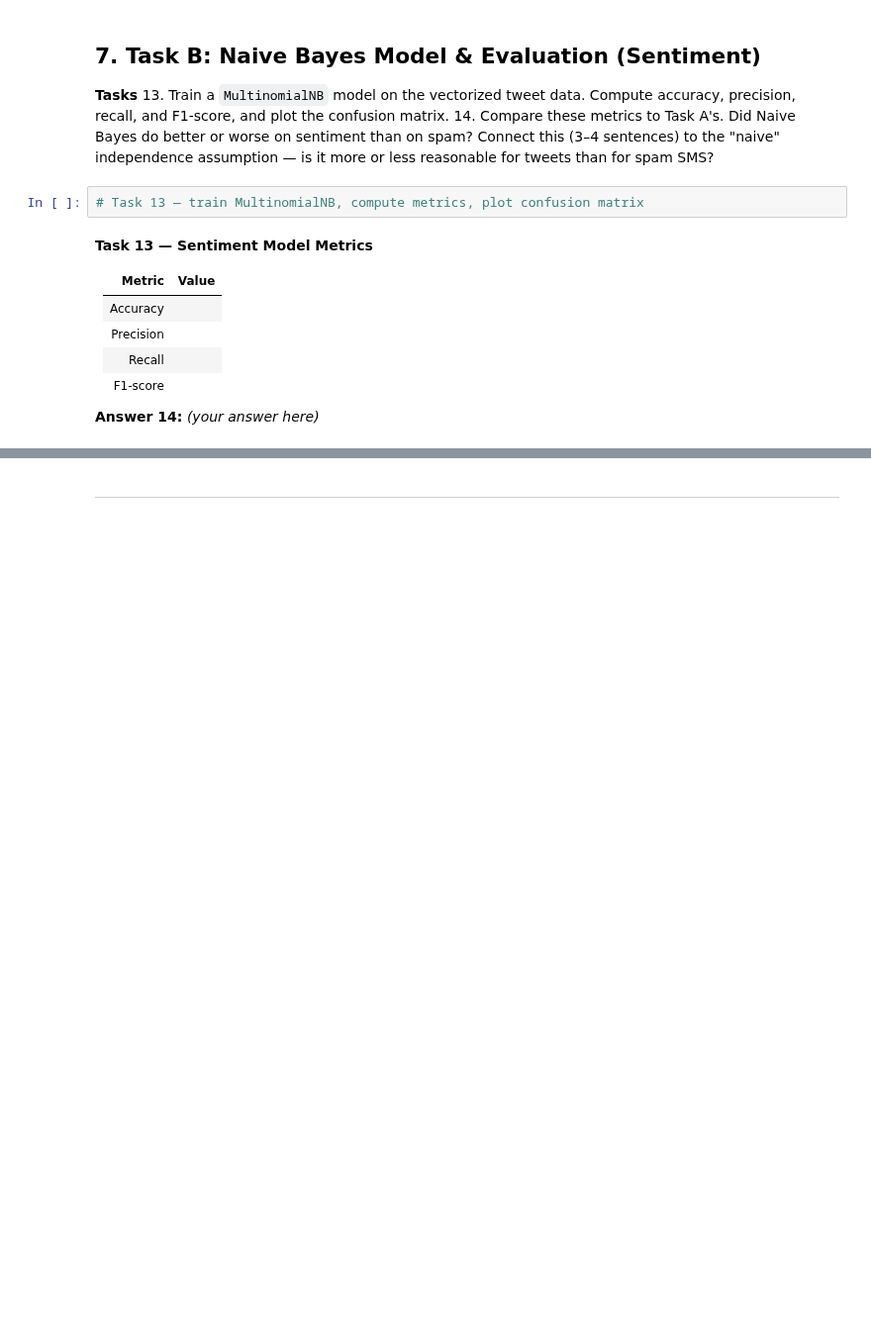
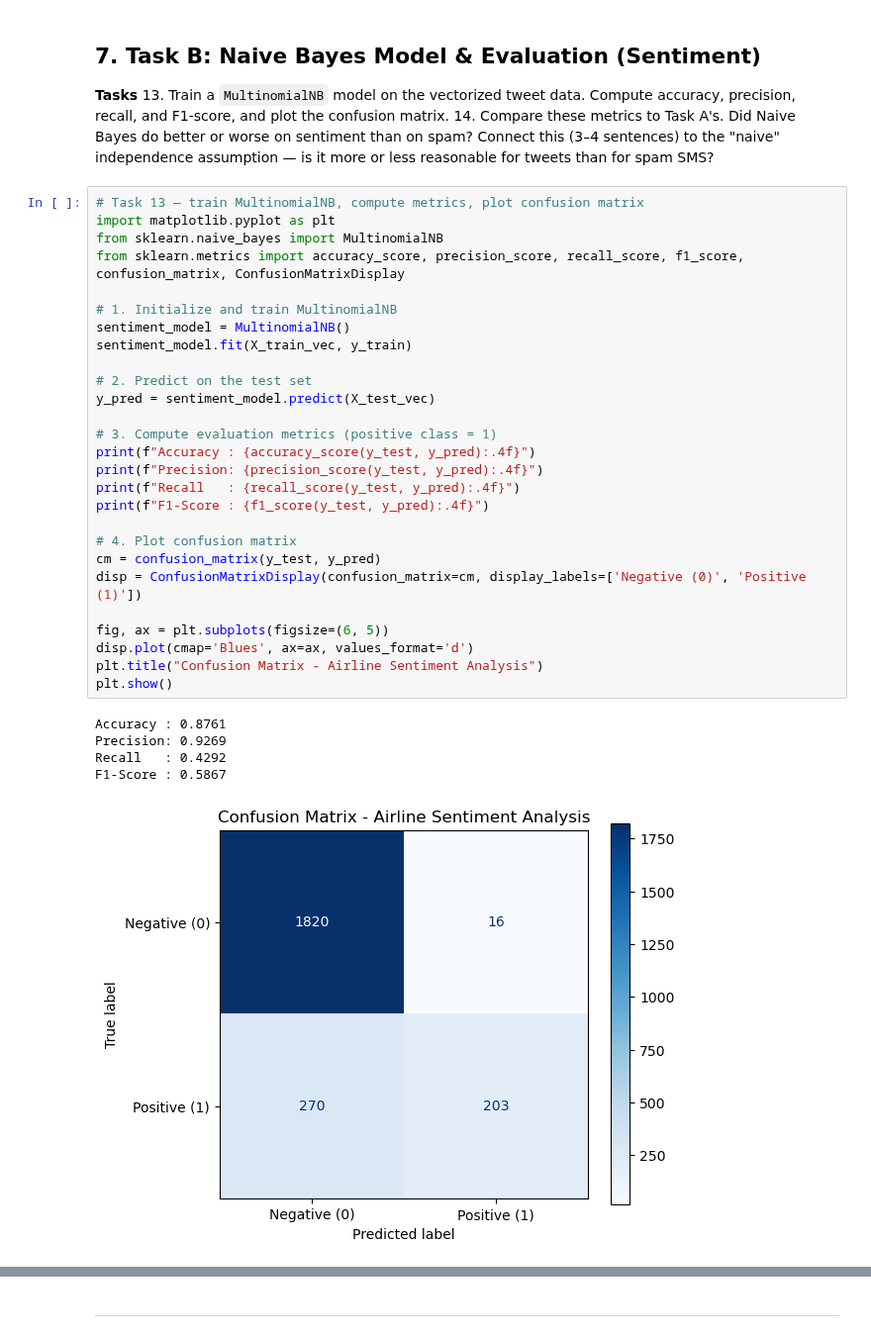
Before and after one commit to baqar360/ML-Lab-Semester-5, a Jupyter notebook: lab 7/week7_ML_FA26.ipynb, the cells around one changed output, grey strips where cells are left out. Shown at 99% size. Drawn from its saved outputs; the diff is of its cells as text; blank space fills up the shorter version.

Commit message:
task b half complete

```diff
--- a/lab 7/week7_ML_FA26.ipynb
+++ b/lab 7/week7_ML_FA26.ipynb
@@ -311,17 +343,36 @@ _(your answer here)_
 **Tasks**
 13. Train a `MultinomialNB` model on the vectorized tweet data. Compute accuracy, precision, recall, and F1-score, and plot the confusion matrix.
 14. Compare these metrics to Task A's. Did Naive Bayes do better or worse on sentiment than on spam? Connect this (3–4 sentences) to the "naive" independence assumption — is it more or less reasonable for tweets than for spam SMS?
-# %%
-# Task 13 — train MultinomialNB, compute metrics, plot confusion matrix
-# %% [markdown]
-**Task 13 — Sentiment Model Metrics**
-
-| Metric | Value |
-|---|---|
-| Accuracy | |
-| Precision | |
-| Recall | |
-| F1-score | |
-
-**Answer 14:**
-_(your answer here)_
+# %%
+# Task 13 — train MultinomialNB, compute metrics, plot confusion matrix
+import matplotlib.pyplot as plt
+from sklearn.naive_bayes import MultinomialNB
+from sklearn.metrics import accuracy_score, precision_score, recall_score, f1_score, confusion_matrix, ConfusionMatrixDisplay
+
+# 1. Initialize and train MultinomialNB
+sentiment_model = MultinomialNB()
+sentiment_model.fit(X_train_vec, y_train)
+
+# 2. Predict on the test set
+y_pred = sentiment_model.predict(X_test_vec)
+
+# 3. Compute evaluation metrics (positive class = 1)
+print(f"Accuracy : {accuracy_score(y_test, y_pred):.4f}")
+print(f"Precision: {precision_score(y_test, y_pred):.4f}")
+print(f"Recall   : {recall_score(y_test, y_pred):.4f}")
+print(f"F1-Score : {f1_score(y_test, y_pred):.4f}")
+
+# 4. Plot confusion matrix
+cm = confusion_matrix(y_test, y_pred)
+disp = ConfusionMatrixDisplay(confusion_matrix=cm, display_labels=['Negative (0)', 'Positive (1)'])
+
+fig, ax = plt.subplots(figsize=(6, 5))
+disp.plot(cmap='Blues', ax=ax, values_format='d')
+plt.title("Confusion Matrix - Airline Sentiment Analysis")
+plt.show()
+# %% [output]
+Accuracy : 0.8761
+Precision: 0.9269
+Recall   : 0.4292
+F1-Score : 0.5867
+[figure, added]
```
Also changed, not shown: parts of 12 cells of this notebook.
